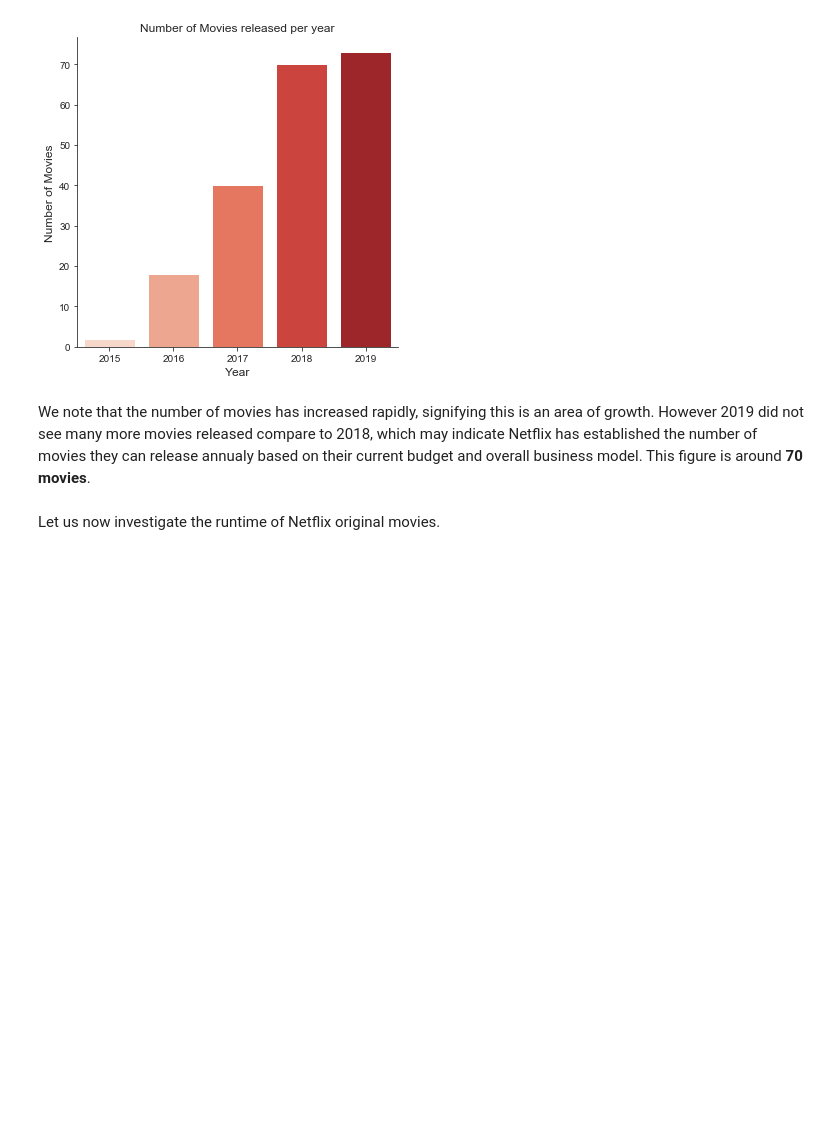
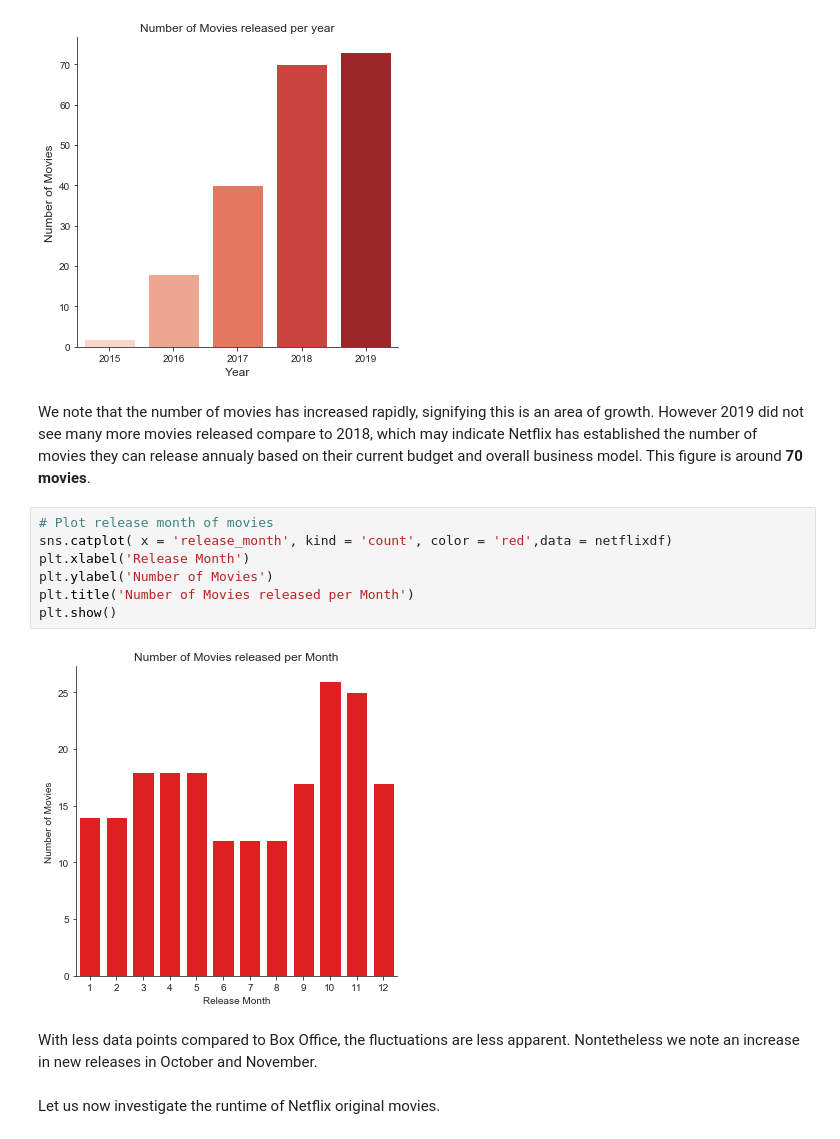
Before and after one commit to nadinezab/making-movies, a Jupyter notebook: Making Movies.ipynb, the cells around one changed output. Cells and saved outputs as stored; diff of their text form; blank space fills up the shorter version.

```diff
--- a/Making Movies.ipynb
+++ b/Making Movies.ipynb
@@ -1959,6 +1969,17 @@ plt.show()
 [figure]
 # %% [markdown]
 We note that the number of movies has increased rapidly, signifying this is an area of growth. However 2019 did not see many more movies released compare to 2018, which may indicate Netflix has established the number of movies they can release annualy based on their current budget and overall business model. This figure is around **70 movies**.
+# %%
+# Plot release month of movies
+sns.catplot( x = 'release_month', kind = 'count', color = 'red',data = netflixdf)
+plt.xlabel('Release Month')
+plt.ylabel('Number of Movies')
+plt.title('Number of Movies released per Month')
+plt.show()
+# %% [output]
+[figure, added]
+# %% [markdown]
+With less data points compared to Box Office, the fluctuations are less apparent. Nontetheless we note an increase in new releases in October and November.
 # %% [markdown]
 Let us now investigate the runtime of Netflix original movies.
 # %%
```
Also changed, not shown: parts of 25 cells of this notebook, 7 other files.
